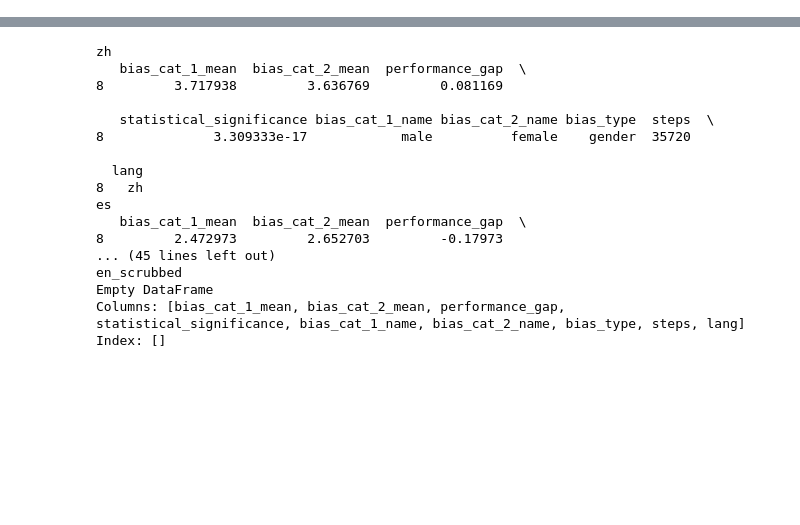
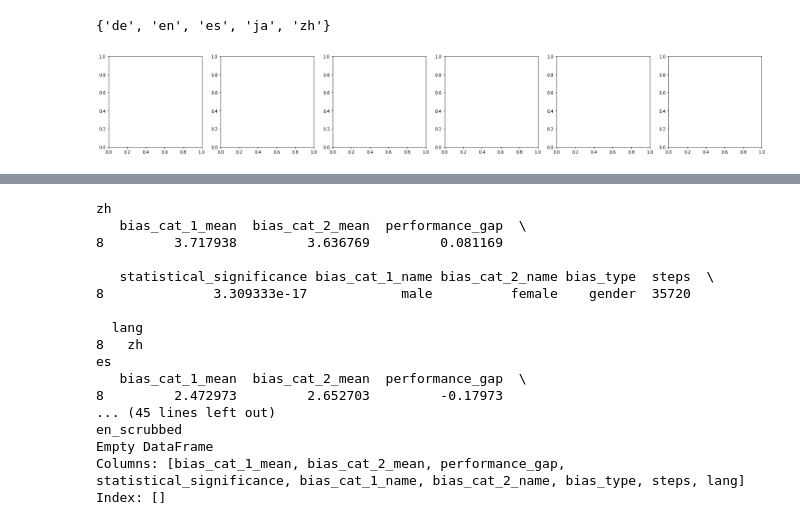
Before and after one commit to seraphinatarrant/multilingual_sentiment_analysis, a Jupyter notebook: notebooks/plot_all.ipynb, the cells around one changed output, grey strips where cells are left out. Drawn from its saved outputs; the diff is of its cells as text; code cells hidden in the pictures; blank space fills up the shorter version.

Commit message:
new graphs

```diff
--- a/notebooks/plot_all.ipynb
+++ b/notebooks/plot_all.ipynb
@@ -36,0 +52,4 @@ lang2convergence = {
+# %%
+set(df['lang'].values)
+# %% [output]
+{'de', 'en', 'es', 'ja', 'zh'}
@@ -36,0 +60,8 @@ lang2convergence = {
+# %%
+langs = ["de", "ja", "es", "zh", "en"]
+model_types = ["baseline", "mono", "mono_c", "multi_on_mono", "multi_xl_c_b", "multi_xl_b"]
+spanish_model_types = ["baseline", "mono", "multi_on_mono", "multi_xl_c_b", "multi_xl_b"]
+# make 4 heatmaps, put in a facet_wrap
+# fewer tick marks, bigger font (or remove font entirely)
+labels = range(1, 6)
+display_labels = ["- -","-", "0", "+","++"]
@@ -36,0 +70,5 @@ lang2convergence = {
+# %%
+max_row, max_col = 1, len(model_types)
+fig, axes = plt.subplots(max_row, max_col, figsize=(28, 4))
+# %% [output]
+[figure, added]
```
Also changed, not shown: parts of 19 cells of this notebook.
